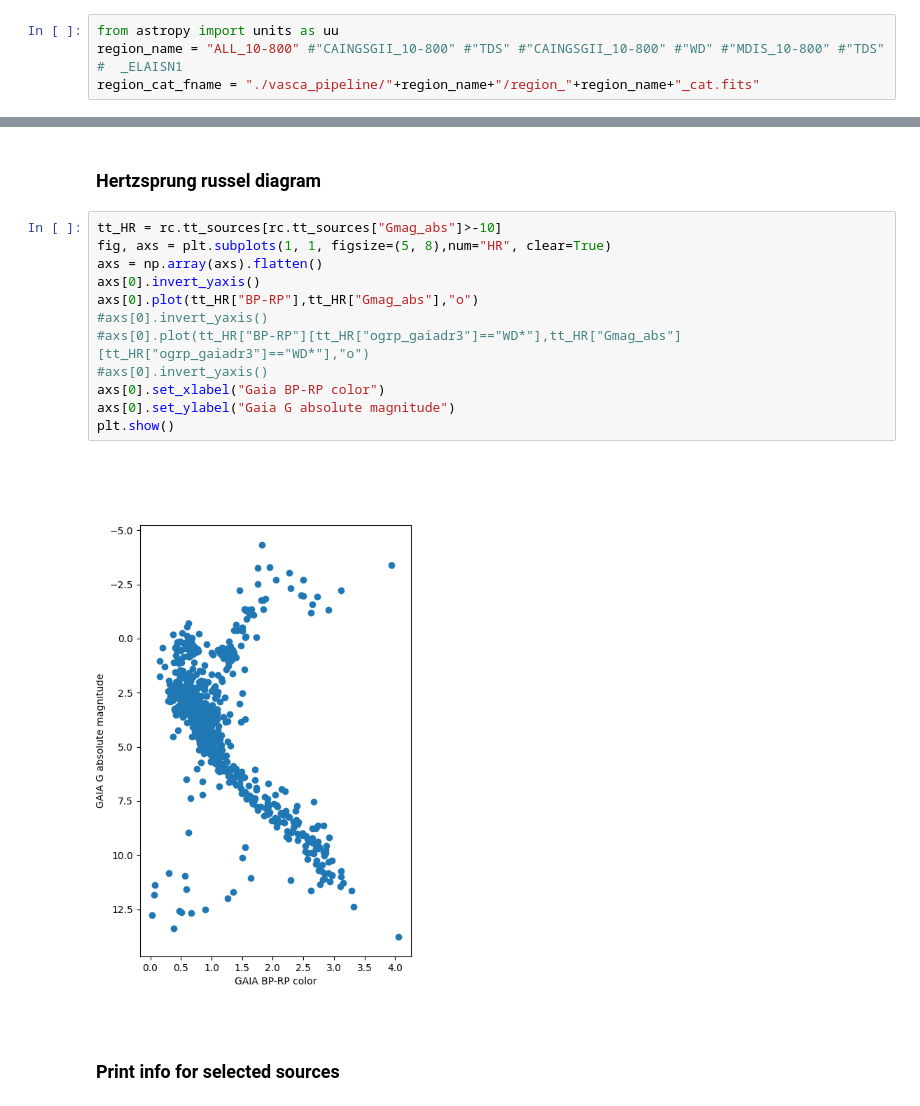
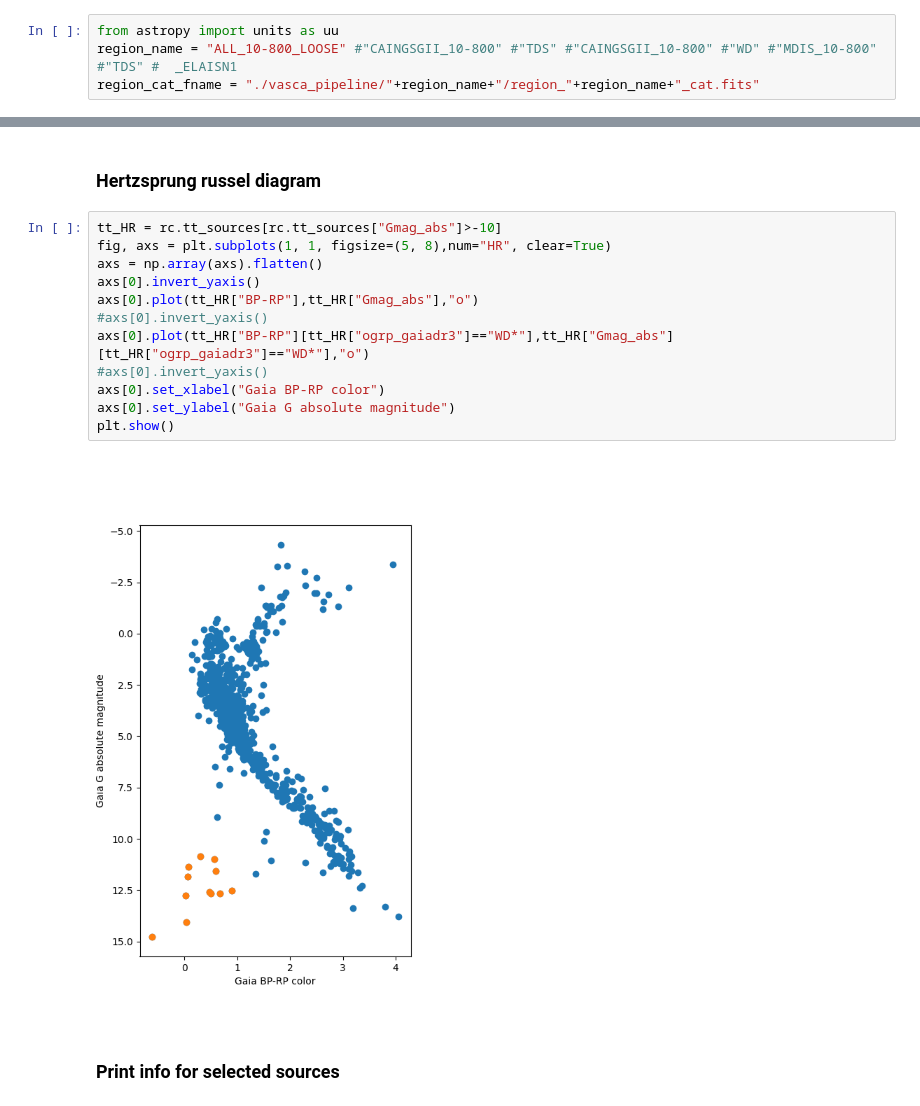
Before and after one commit to rbuehler/vasca, a Jupyter notebook: vasca/examples/cross_match.ipynb, the cells around one changed output, grey strips where cells are left out. Cells and saved outputs as stored; diff of their text form.

```diff
--- a/vasca/examples/cross_match.ipynb
+++ b/vasca/examples/cross_match.ipynb
@@ -3,7 +3,7 @@
 Set your option in the cell bellow
 # %%
 from astropy import units as uu
-region_name = "ALL_10-800" #"CAINGSGII_10-800" #"TDS" #"CAINGSGII_10-800" #"WD" #"MDIS_10-800" #"TDS" #  _ELAISN1
+region_name = "ALL_10-800_LOOSE" #"CAINGSGII_10-800" #"TDS" #"CAINGSGII_10-800" #"WD" #"MDIS_10-800" #"TDS" #  _ELAISN1
 region_cat_fname = "./vasca_pipeline/"+region_name+"/region_"+region_name+"_cat.fits"
 # %%
 %matplotlib widget
@@ -187,17 +184,17 @@ SIMBAD assoc: orange:AGN; red:Star; brown:Galaxy
 # %%
 tt_HR = rc.tt_sources[rc.tt_sources["Gmag_abs"]>-10]
 fig, axs = plt.subplots(1, 1, figsize=(5, 8),num="HR", clear=True)
 axs = np.array(axs).flatten()
 axs[0].invert_yaxis()
 axs[0].plot(tt_HR["BP-RP"],tt_HR["Gmag_abs"],"o")
 #axs[0].invert_yaxis()
-#axs[0].plot(tt_HR["BP-RP"][tt_HR["ogrp_gaiadr3"]=="WD*"],tt_HR["Gmag_abs"][tt_HR["ogrp_gaiadr3"]=="WD*"],"o")
+axs[0].plot(tt_HR["BP-RP"][tt_HR["ogrp_gaiadr3"]=="WD*"],tt_HR["Gmag_abs"][tt_HR["ogrp_gaiadr3"]=="WD*"],"o")
 #axs[0].invert_yaxis()
 axs[0].set_xlabel("Gaia BP-RP color")
 axs[0].set_ylabel("Gaia G absolute magnitude")
 plt.show()
 # %% [output]
-[figure, old version]
+[figure, new version]
 # %% [markdown]
 ### Print info for selected sources
 # %%
```
Also changed, not shown: parts of 6 cells of this notebook, 7 other files.
